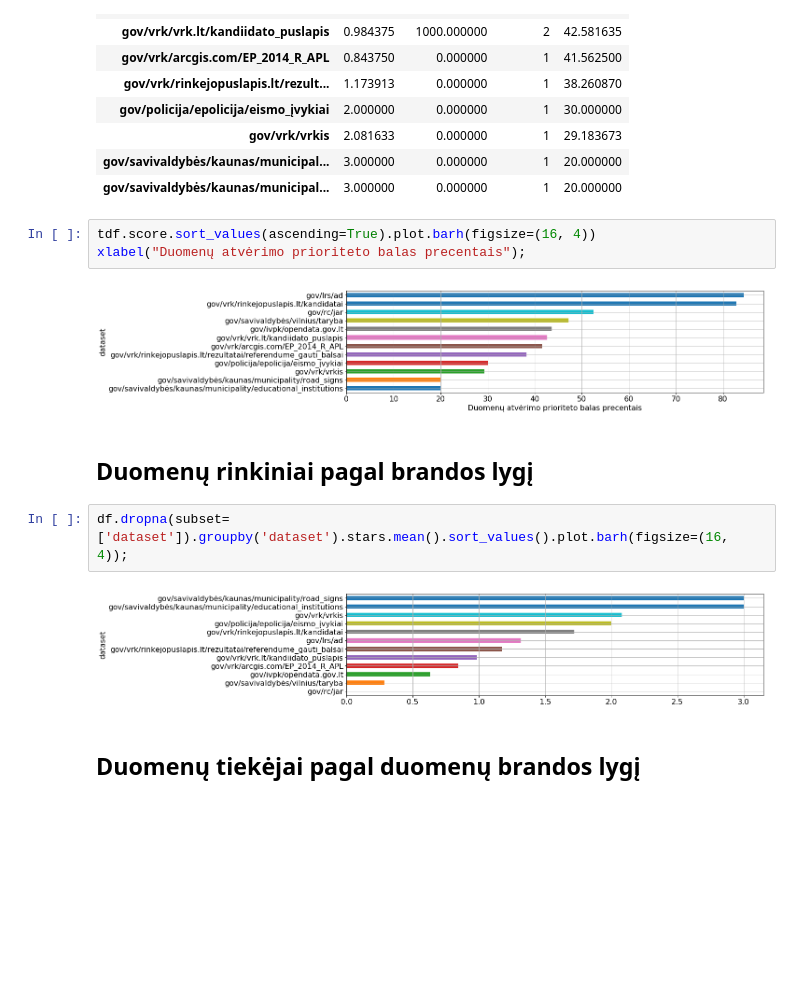
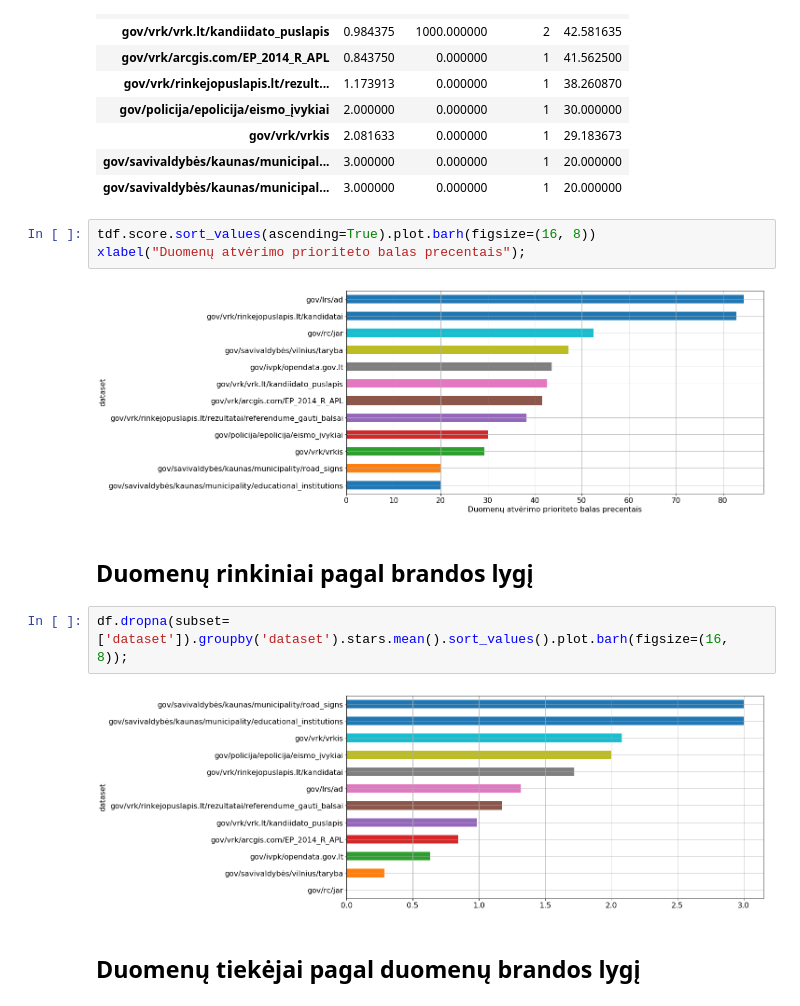
Before and after one commit to atviriduomenys/manifest, a Jupyter notebook: notebooks/metrics.ipynb, the cells around one changed output. Drawn from its saved outputs; the diff is of its cells as text; blank space fills up the shorter version.

```diff
--- a/notebooks/metrics.ipynb
+++ b/notebooks/metrics.ipynb
@@ -132,16 +134,16 @@ tdf.sort_values('score', ascending=False)
 | gov/savivaldybės/kaunas/municipal... | 3.000000 | 0.000000 | 1 | 20.000000 |
 | gov/savivaldybės/kaunas/municipal... | 3.000000 | 0.000000 | 1 | 20.000000 |
 # %%
-tdf.score.sort_values(ascending=True).plot.barh(figsize=(16, 4))
+tdf.score.sort_values(ascending=True).plot.barh(figsize=(16, 8))
 xlabel("Duomenų atvėrimo prioriteto balas precentais");
 # %% [output]
-[figure, old version]
+[figure, new version]
 # %% [markdown]
 ## Duomenų rinkiniai pagal brandos lygį
 # %%
-df.dropna(subset=['dataset']).groupby('dataset').stars.mean().sort_values().plot.barh(figsize=(16, 4));
+df.dropna(subset=['dataset']).groupby('dataset').stars.mean().sort_values().plot.barh(figsize=(16, 8));
 # %% [output]
-[figure, old version]
+[figure, new version]
 # %% [markdown]
 ## Duomenų tiekėjai pagal duomenų brandos lygį
 # %%
```
Also changed, not shown: parts of 1 cell of this notebook, 1 other file.
